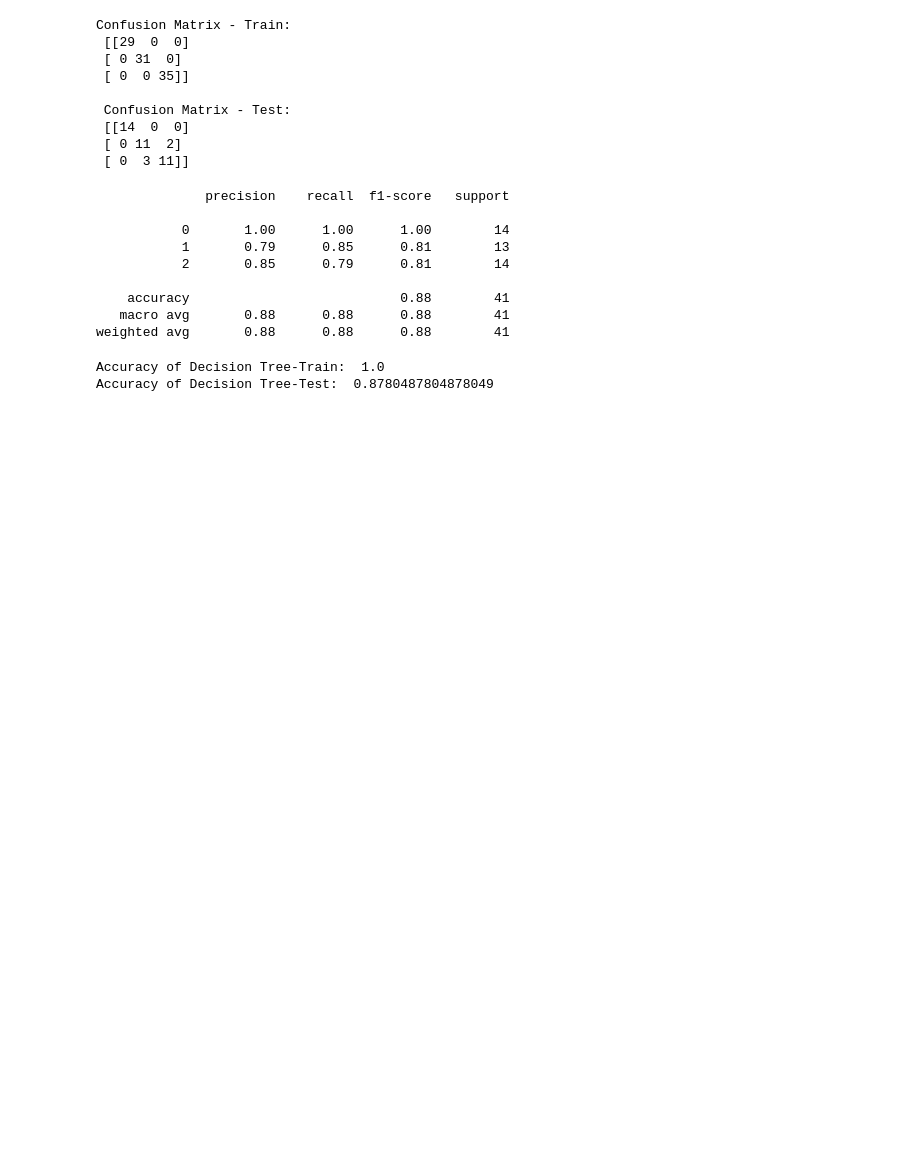
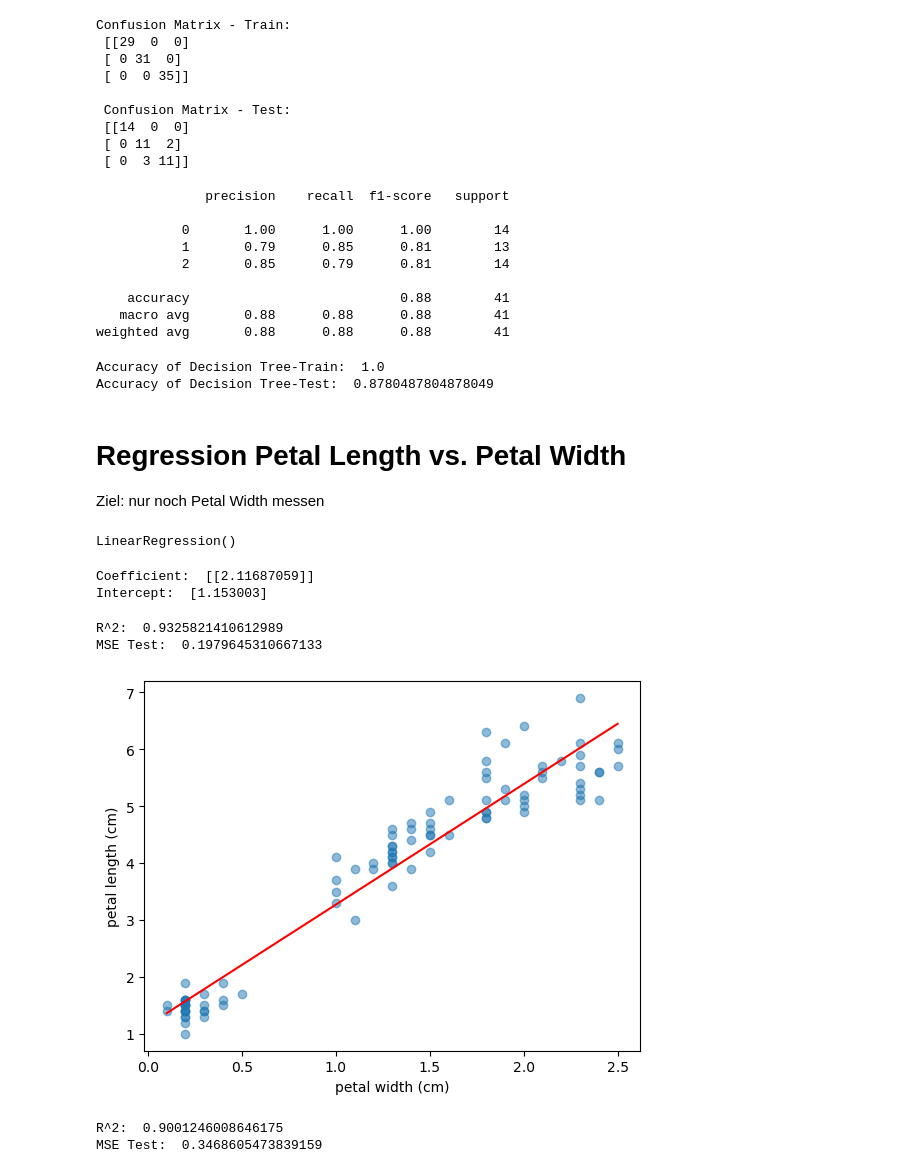
Before and after one commit to DataExplorationProject-KA-WWI22B4/pythonExamples, a Jupyter notebook: Modelling/modelling_iris.ipynb, the cells around one changed output. Cells and saved outputs as stored; diff of their text form; code cells hidden in the pictures; blank space fills up the shorter version.

```diff
--- a/Modelling/modelling_iris.ipynb
+++ b/Modelling/modelling_iris.ipynb
@@ -343,3 +343,54 @@ print('Accuracy of Decision Tree-Test: ', accuracy_score(y_pred, y_test))
 # %% [output]
 Accuracy of Decision Tree-Train:  1.0
 Accuracy of Decision Tree-Test:  0.8780487804878049
+# %% [markdown]
+# Regression Petal Length vs. Petal Width
+Ziel: nur noch Petal Width messen
+# %%
+from sklearn.linear_model import LinearRegression
+from sklearn.metrics import r2_score
+from sklearn.metrics import mean_squared_error
+
+# Linear Regression aus Sklearn
+regressor = LinearRegression()
+# Input-Variable ist Petal Width - erstes Kriterium im Decision Tree
+x_reg = df_iris['petal width (cm)']
+# Output-Variable ist Petal Length, es scheint einen linearen Zusammenhang zu geben
+y_reg = df_iris['petal length (cm)']
+
+# Aufteilen in Test- und Trainingsdatensatz
+x_reg_train,x_reg_test,y_reg_train,y_reg_test=train_test_split(x_reg,y_reg,test_size=0.3, random_state= 1)
+
+# Lernen des Modells
+regressor.fit(np.array(x_reg_train).reshape(-1, 1), np.array(y_reg_train).reshape(-1, 1))
+# %% [output]
+LinearRegression()
+# %%
+# Einfaches, Lineares Modell, d.h. es gibt einen Koeffizienten und den Intercept (beta_0)
+print('Coefficient: ', regressor.coef_)
+print('Intercept: ', regressor.intercept_)
+# %% [output]
+Coefficient:  [[2.11687059]]
+Intercept:  [1.153003]
+# %%
+# Trainingsfehler R^2 und MSE
+y_reg_train_pred = regressor.predict(np.array(x_reg_train).reshape(-1,1))
+
+print('R^2: ', r2_score(y_reg_train, y_reg_train_pred))
+print('MSE Test: ', mean_squared_error(y_reg_train, y_reg_train_pred))
+# %% [output]
+R^2:  0.9325821410612989
+MSE Test:  0.1979645310667133
+# %%
+# Plot für Trainingsdaten
+x_input = np.linspace(min(x_reg_train), max(x_reg_train), 500)
+y_input = regressor.coef_ * x_input + regressor.intercept_
+y_input = y_input.reshape(-1, 1)
+
+plt.scatter(x = x_reg_train, y = y_reg_train, alpha = 0.5)
+plt.plot(x_input, y_input, c = 'r')
+plt.xlabel('petal width (cm)')
+plt.ylabel('petal length (cm)')
+plt.show()
+# %% [output]
+[figure, added]
@@ -345,0 +400,7 @@ Accuracy of Decision Tree-Test:  0.8780487804878049
+# %%
+# Testfehler R^2 und MSE
+print('R^2: ', r2_score(y_reg_test, y_reg_pred))
+print('MSE Test: ', mean_squared_error(y_reg_test, y_reg_pred))
+# %% [output]
+R^2:  0.9001246008646175
+MSE Test:  0.3468605473839159
```
Also changed, not shown: parts of 8 cells of this notebook, 3 other files.
